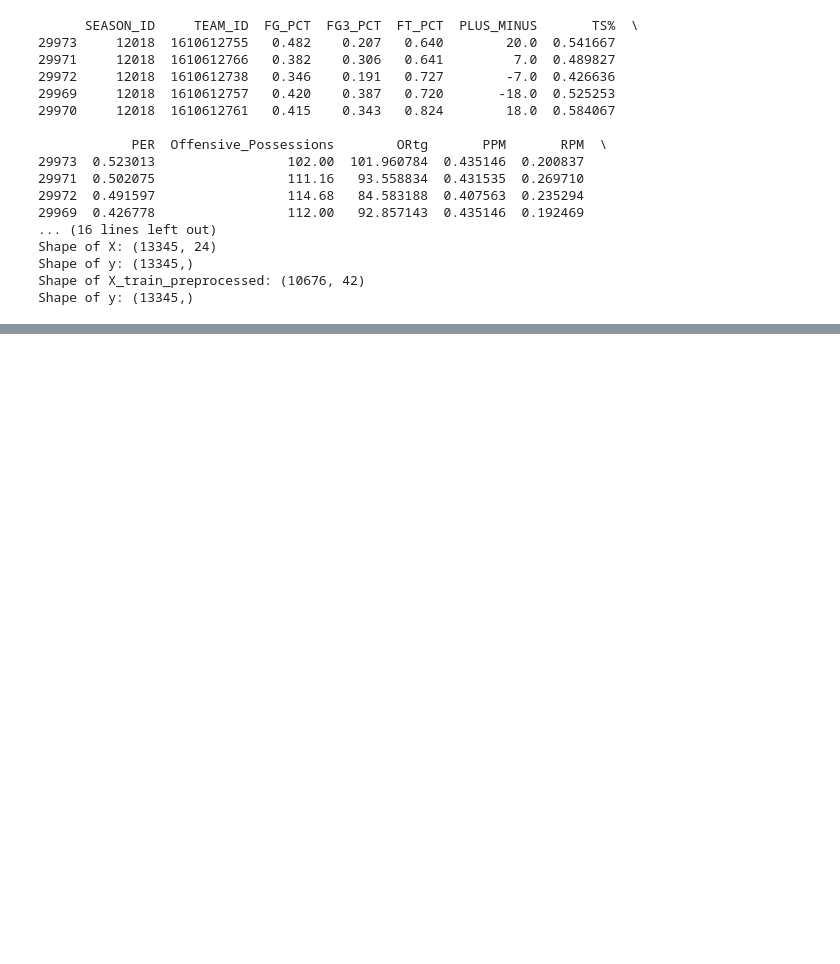
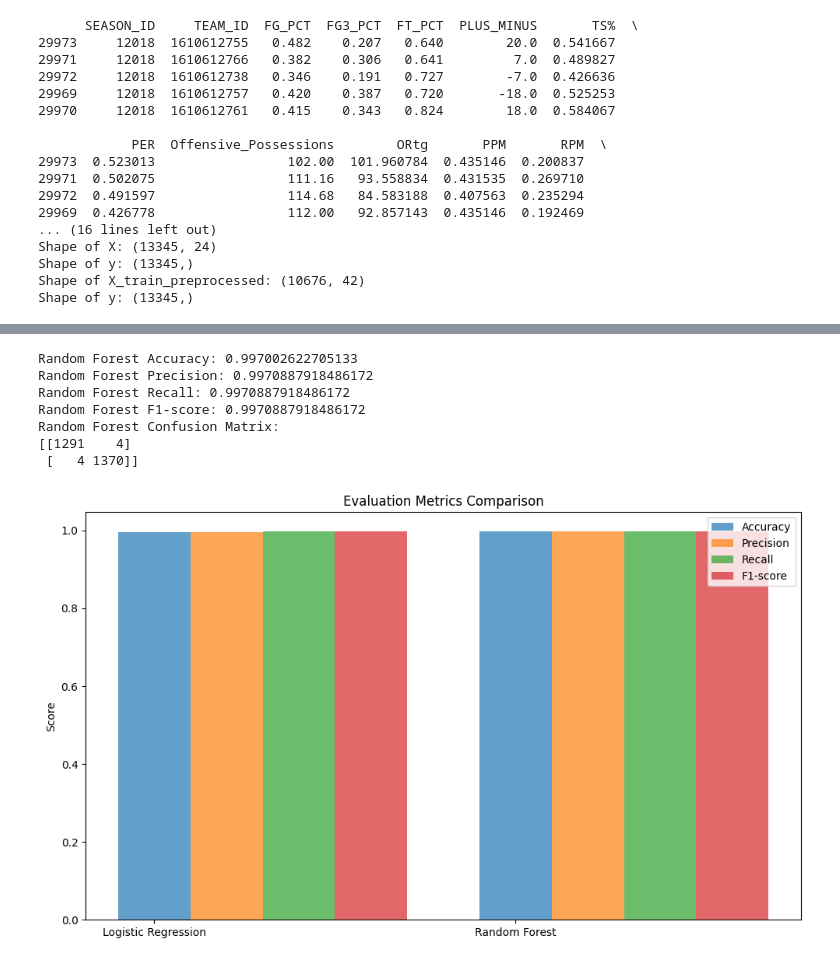
Before and after one commit to ghadfield32/Linear_Regression, a Jupyter notebook: nba_lr_22_23_season.ipynb, the cells around one changed output, grey strips where cells are left out. Saved outputs shown, nothing was run; the diff lists cells and outputs as text; code cells hidden in the pictures; blank space fills up the shorter version.

```diff
--- a/nba_lr_22_23_season.ipynb
+++ b/nba_lr_22_23_season.ipynb
@@ -368,0 +452,78 @@ Linear Regression RMSE: 0.30
+# %%
+from sklearn.model_selection import train_test_split
+from sklearn.ensemble import RandomForestClassifier
+from sklearn.metrics import accuracy_score, precision_score, recall_score, f1_score, confusion_matrix
+
+#For Random Forest, feature scaling is generally not required, and it is one of the algorithms that is inherently robust to varying scales of features.
+# The reason behind this is that decision trees, which form the basis of the Random Forest algorithm, make splits based on comparisons of individual
+# features at each node. These splits are chosen based on the feature values that optimize certain criteria (e.g., Gini impurity or information gain) to separate the data effectively.
+
+# Split the data into a training set and a test set
+X_train, X_test, y_train, y_test = train_test_split(X, y, test_size=0.2, random_state=42)
+
+# Initialize the Random Forest classifier with desired hyperparameters
+rf_model = RandomForestClassifier(n_estimators=100, max_depth=10, random_state=42)
+
+# Fit the model to the training data
+rf_model.fit(X_train_preprocessed, y_train)
+
+# Make predictions on the test data
+y_pred_rf = rf_model.predict(X_test_preprocessed)
+
+# Calculate evaluation metrics for the Random Forest model
+rf_accuracy = accuracy_score(y_test, y_pred_rf)
+rf_precision = precision_score(y_test, y_pred_rf)
+rf_recall = recall_score(y_test, y_pred_rf)
+rf_f1 = f1_score(y_test, y_pred_rf)
+rf_confusion_matrix = confusion_matrix(y_test, y_pred_rf)
+
+# Print the evaluation metrics
+print("Random Forest Accuracy:", rf_accuracy)
+print("Random Forest Precision:", rf_precision)
+print("Random Forest Recall:", rf_recall)
+print("Random Forest F1-score:", rf_f1)
+print("Random Forest Confusion Matrix:")
+print(rf_confusion_matrix)
+
+import matplotlib.pyplot as plt
+
+# List of evaluation metrics and their values for both models
+models = ['Logistic Regression', 'Random Forest']
+accuracy = [logreg_accuracy, rf_accuracy]
+precision = [logreg_precision, rf_precision]
+recall = [logreg_recall, rf_recall]
+f1 = [logreg_f1, rf_f1]
+
+# Plot the evaluation metrics for both models
+fig, ax = plt.subplots(figsize=(10, 6))
+x = range(len(models))
+
+ax.bar(x, accuracy, width=0.2, align='center', label='Accuracy', alpha=0.7)
+ax.bar([i + 0.2 for i in x], precision, width=0.2, align='center', label='Precision', alpha=0.7)
+ax.bar([i + 0.4 for i in x], recall, width=0.2, align='center', label='Recall', alpha=0.7)
+ax.bar([i + 0.6 for i in x], f1, width=0.2, align='center', label='F1-score', alpha=0.7)
+
+# Set labels and title
+ax.set_xticks(x)
+ax.set_xticklabels(models)
+ax.set_ylabel('Score')
+ax.set_title('Evaluation Metrics Comparison')
+ax.legend()
+
+plt.tight_layout()
+plt.show()
+
+#results info
+#The accuracy of the SVM model is approximately 0.50 or 50%. This means that the model is correctly predicting the outcome for only about half of the instances in the test set.
+#Precision is a metric that measures the accuracy of positive predictions made by the model.
+#Recall, also known as sensitivity or true positive rate, measures the model's ability to correctly identify positive instances out of all the actual positive instances.
+#The F1-score is the harmonic mean of precision and recall and provides a balance between the two metrics.
+# %% [output]
+Random Forest Accuracy: 0.997002622705133
+Random Forest Precision: 0.9970887918486172
+Random Forest Recall: 0.9970887918486172
+Random Forest F1-score: 0.9970887918486172
+Random Forest Confusion Matrix:
+[[1291    4]
+ [   4 1370]]
+[figure, added]
```
Also changed, not shown: parts of 9 cells of this notebook.
